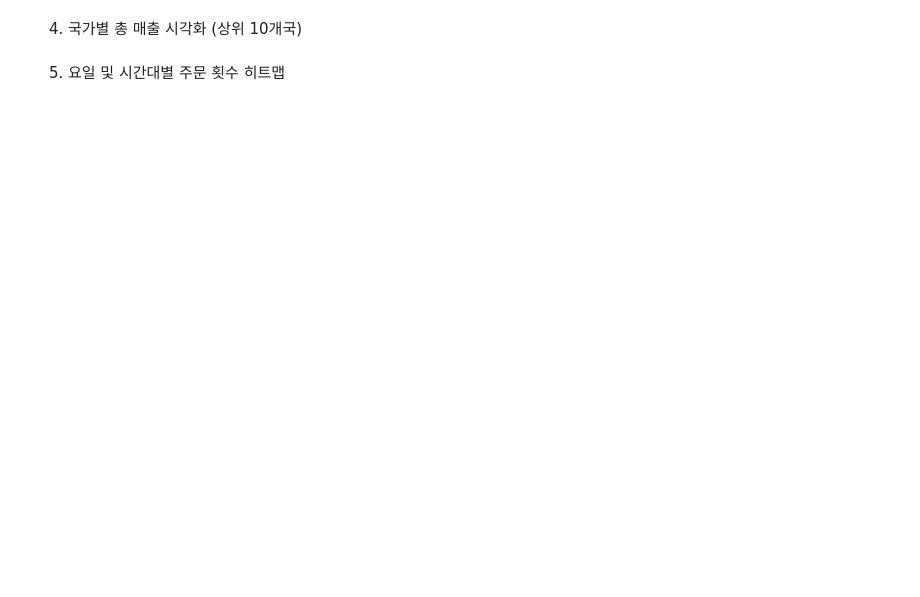
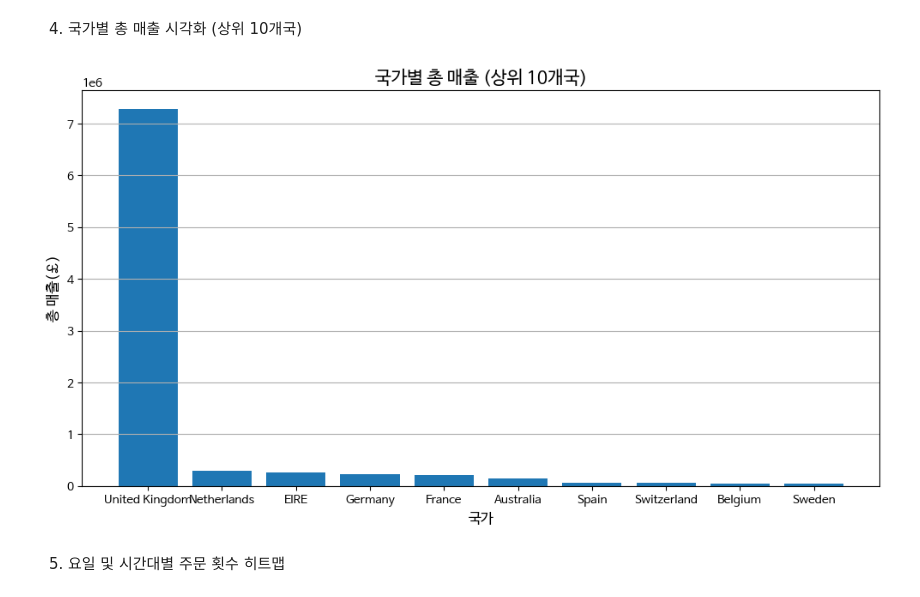
Before and after one commit to robinyoon-dev/Data-Analysis-with-Open-Source, a Jupyter notebook: 오픈소스_데이터_분석_10강.ipynb, the cells around one changed output. Cells and saved outputs as stored; diff of their text form; code cells hidden in the pictures; blank space fills up the shorter version.

```diff
--- a/오픈소스_데이터_분석_10강.ipynb
+++ b/오픈소스_데이터_분석_10강.ipynb
@@ -489,19 +531,21 @@ plt.show()
 # %%
 ## 국가별 총 매출 계산 및 상위 10개국 추출
 # retail_data_clean을 Country 단위로 그룹화 한 후 TotalPrice의 합을 구함
-
-# 역순으로 정렬한 다음 상위 10개 선택
-
+country_sales = retail_data_clean.groupby('Country')['TotalPrice'].sum().reset_index()
+top_countries = country_sales.sort_values('TotalPrice', ascending=False)
 
 ## 국가별 총 매출 시각화 (막대 그래프)
-
+plt.figure(figsize=(12, 6))
+plt.bar(top_countries['Country'][:10], top_countries['TotalPrice'][:10])
 
 ## 그래프 제목 및 축 레이블 설정
 plt.title('국가별 총 매출 (상위 10개국)', fontsize=15)
 plt.xlabel('국가', fontsize=12)
 plt.ylabel('총 매출(£)', fontsize=12)
 plt.grid(True, axis='y') ## Y축 그리드만 표시
 plt.show()
+# %% [output]
+[figure, added]
 # %% [markdown]
 5. 요일 및 시간대별 주문 횟수 히트맵
 # %%
```
Also changed, not shown: parts of 5 cells of this notebook.
